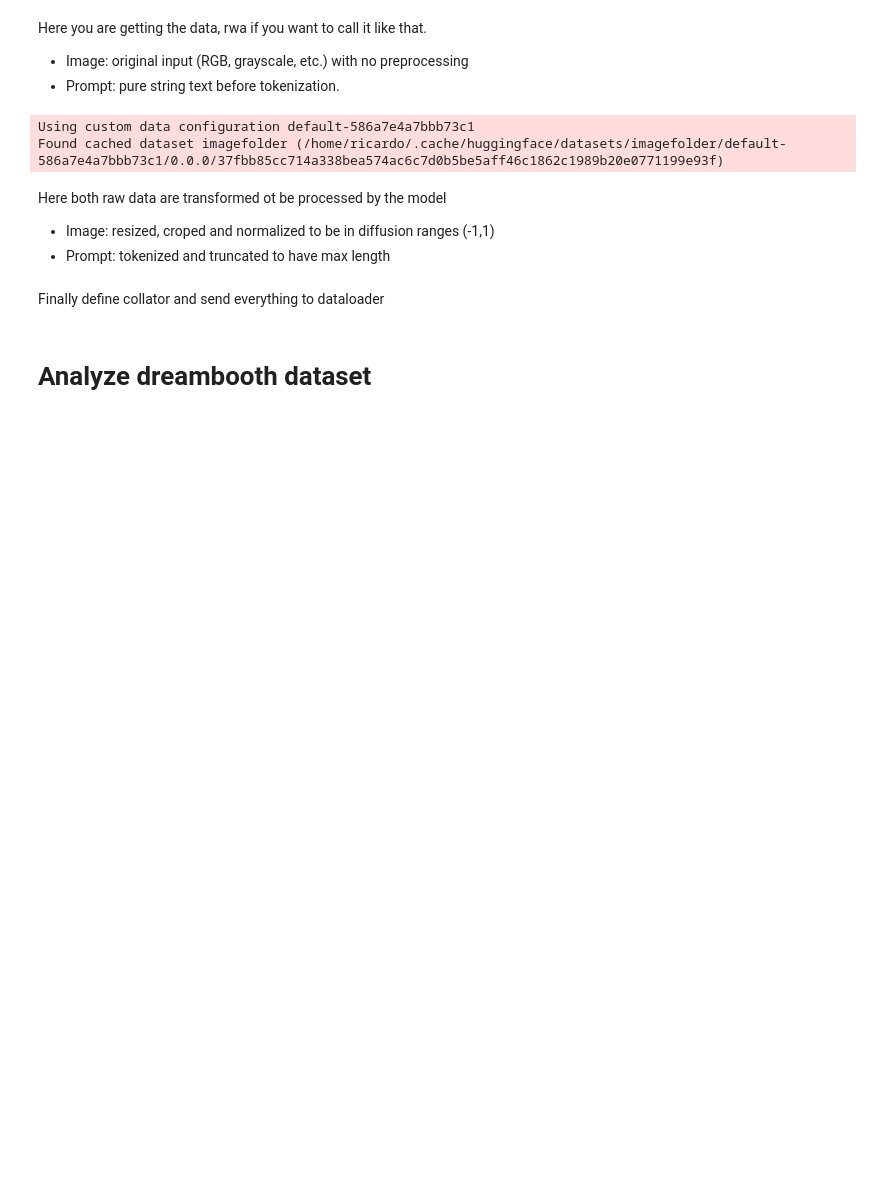
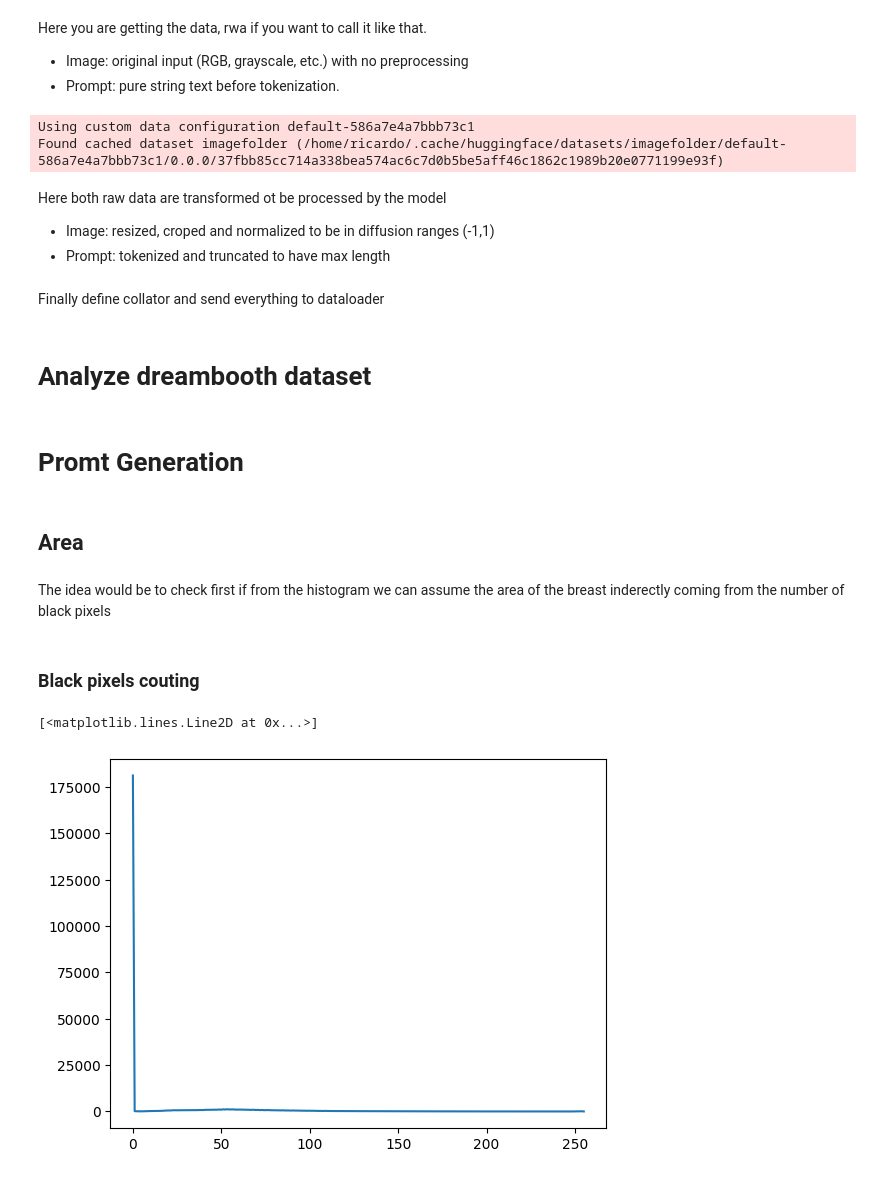
Before and after one commit to Likalto4/diffusion-models_master, a Jupyter notebook: dataset_analysis/prompt_generation/prompt_brainstorming.ipynb, the cells around one changed output. Cells and saved outputs as stored; diff of their text form; code cells hidden in the pictures; blank space fills up the shorter version.

Commit message:
added breast area metadata, ready to prompt

```diff
--- a/dataset_analysis/prompt_generation/prompt_brainstorming.ipynb
+++ b/dataset_analysis/prompt_generation/prompt_brainstorming.ipynb
@@ -42,7 +44,7 @@ def create_folder_csv(folder_dir:Path, image_extension: str):
     return csv_path
 
 def subset_csv(files_folder:Path, reference_folder:Path):
-    """creates subset coming from the ids of the files in the files folder with reference to the referencer forlder
+    """creates subset coming from the ids of the files in the files folder with reference to the referencer folder
 
     Args:
         files_folder (Path): files folder
@@ -66,9 +68,9 @@ def subset_csv(files_folder:Path, reference_folder:Path):
     return save_path
 # %%
 # create subset csv
-folder_name = 'breast40k_RGB'
+folder_name = 'breast10p_RGB'
 files_folder = repo_path / 'data/images' / f'{folder_name}'
-reference_folder = repo_path / 'dataset_analysis/metadata/metadata_Hologic.csv'
+reference_folder = repo_path / 'data/metadata/metadata_Hologic.csv'
 metadata_path = subset_csv(files_folder, reference_folder)
 # %%
 # read csv file
@@ -304,3 +306,29 @@ class DreamBoothDataset(Dataset):
             ).input_ids
 
         return example
+# %% [markdown]
+# Promt Generation
+# %% [markdown]
+## Area
+# %% [markdown]
+The idea would be to check first if from the histogram we can assume the area of the breast inderectly coming from the number of black pixels
+# %% [markdown]
+### Black pixels couting
+# %%
+# read paths csv
+folder_name = 'breast10p_RGB'
+im_num = 0
+
+paths_csv = repo_path / f'data/filenames/{folder_name}.csv'
+im_path = pd.read_csv(paths_csv, header=None)[0].values[im_num]
+img_path = repo_path / 'data/images/breast10p_RGB' / f'{im_path}'
+# read image as numpy array (remember image has 3 identical gray channels)
+img = cv.imread(str(img_path))[:,:,0]
+# get img histogram
+hist = cv.calcHist([img],[0],None,[256],[0,256])
+# show
+plt.figure()
+plt.plot(hist)
+# %% [output]
+[<matplotlib.lines.Line2D at 0x...>]
+[figure, added]
```
Also changed, not shown: parts of 8 cells of this notebook, 1 other file.
